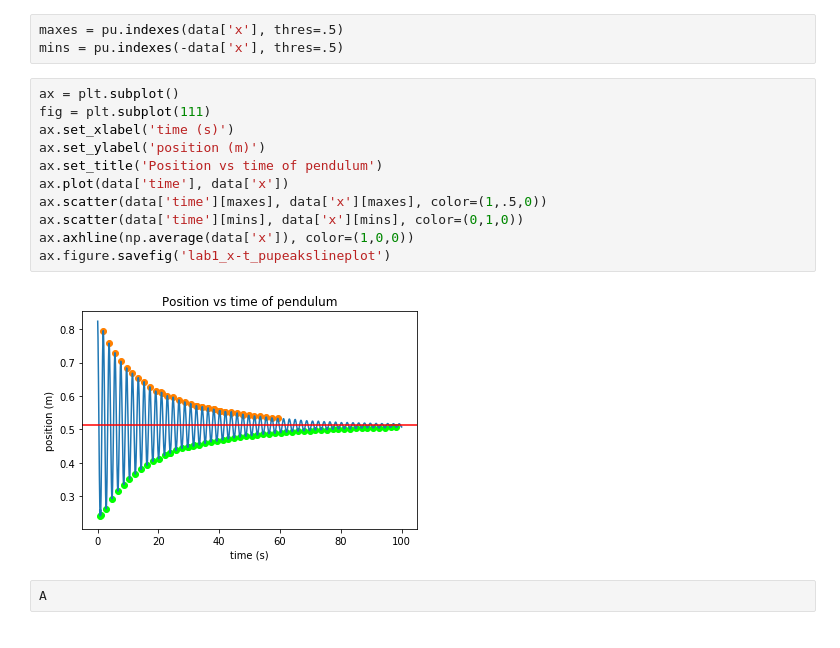
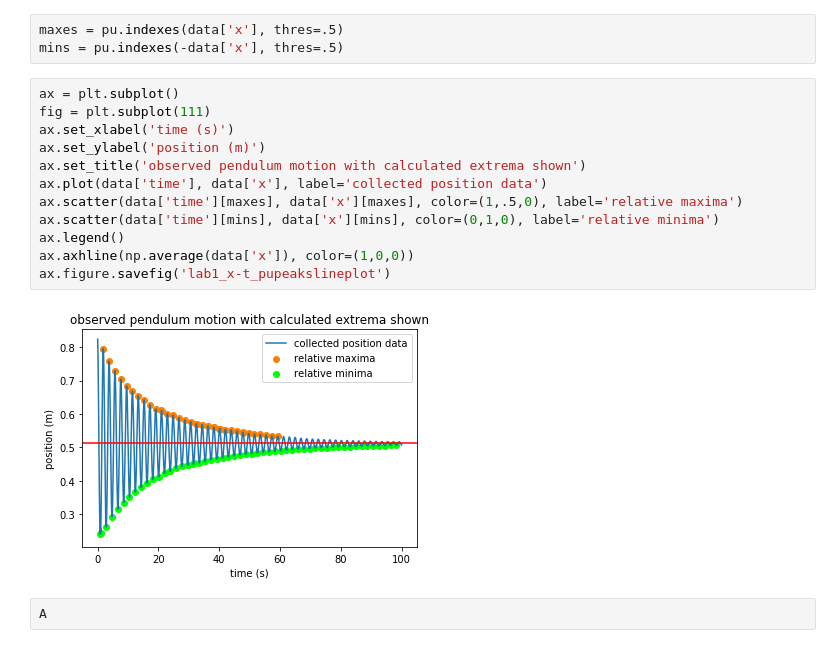
Before and after one commit to kaceyaurum/PHY-252-labs, a Jupyter notebook: lab1.ipynb, the cells around one changed output. Cells and saved outputs as stored; diff of their text form.

```diff
--- a/lab1.ipynb
+++ b/lab1.ipynb
@@ -100,16 +110,17 @@ mins = pu.indexes(-data['x'], thres=.5)
 # %%
 ax = plt.subplot()
 fig = plt.subplot(111)
 ax.set_xlabel('time (s)')
 ax.set_ylabel('position (m)')
-ax.set_title('Position vs time of pendulum')
-ax.plot(data['time'], data['x'])
-ax.scatter(data['time'][maxes], data['x'][maxes], color=(1,.5,0))
-ax.scatter(data['time'][mins], data['x'][mins], color=(0,1,0))
+ax.set_title('observed pendulum motion with calculated extrema shown')
+ax.plot(data['time'], data['x'], label='collected position data')
+ax.scatter(data['time'][maxes], data['x'][maxes], color=(1,.5,0), label='relative maxima')
+ax.scatter(data['time'][mins], data['x'][mins], color=(0,1,0), label='relative minima')
+ax.legend()
 ax.axhline(np.average(data['x']), color=(1,0,0))
 ax.figure.savefig('lab1_x-t_pupeakslineplot')
 # %% [output]
-[figure, old version]
+[figure, new version]
 # %%
 A
 # %% [output]
```
Also changed, not shown: parts of 16 cells of this notebook, 6 other files.
